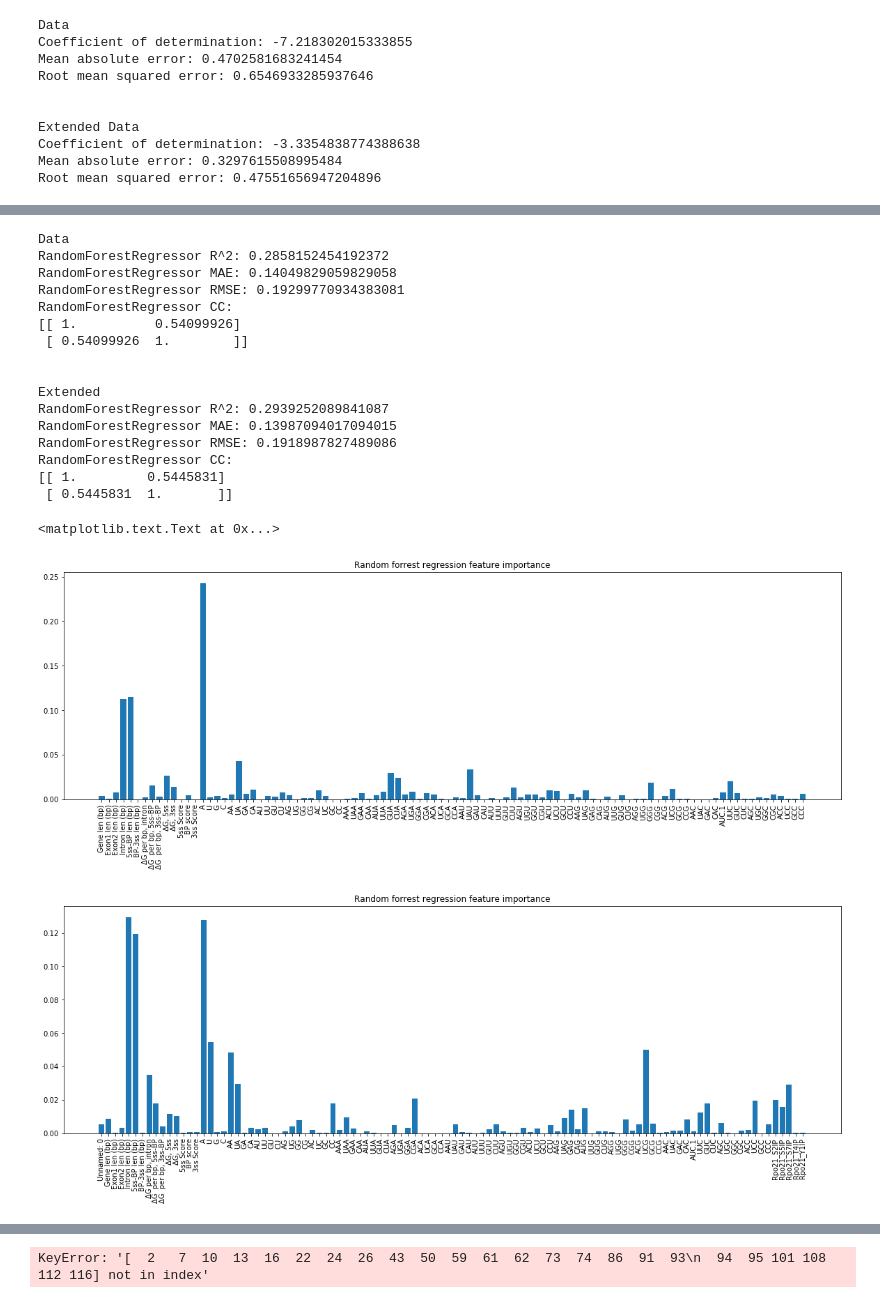
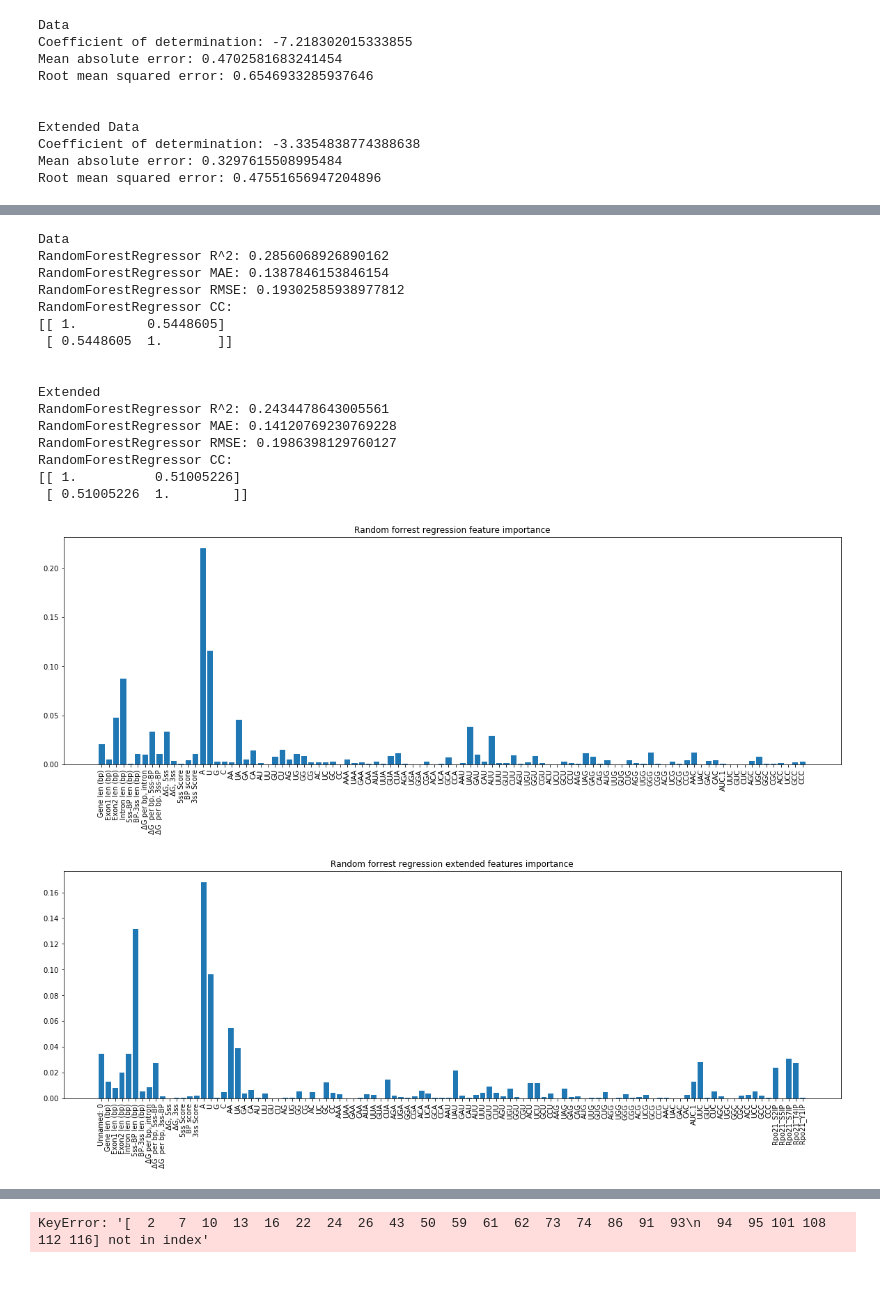
Before and after one commit to GeorgiHristov42/Random-forest-regression-on-mRNA-data, a Jupyter notebook: More tests.ipynb, the cells around one changed output, grey strips where cells are left out. Saved outputs shown, nothing was run; the diff lists cells and outputs as text; code cells hidden in the pictures.

```diff
--- a/More tests.ipynb
+++ b/More tests.ipynb
@@ -130,47 +177,48 @@ print('RandomForestRegressor RMSE: {}'.format(np.sqrt(mean_squared_error(y, pred
 print('RandomForestRegressor CC: \n{}'.format(np.corrcoef(y, predictions_rfr1)))
 
 rfr1.fit(X,y)
 fig, ax1 = plt.subplots(figsize=(20,6))
 xx = np.arange(len(rfr1.feature_importances_))
 ax1.bar(xx, rfr1.feature_importances_)
 ax1.set_xticks(xx)
 ax1.set_xticklabels(gene_features.drop(['ORG','Gene','AUC'], axis=1).columns, rotation='vertical')
 ax1.set_title('Random forrest regression feature importance')
+fig.savefig('Features_importance.pdf')
 
 print('\n')
 print('Extended')
 print('RandomForestRegressor R^2: {}'.format(r2_score(y_extended, predictions_rfr2)))
 print('RandomForestRegressor MAE: {}'.format(mean_absolute_error(y_extended, predictions_rfr2)))
 print('RandomForestRegressor RMSE: {}'.format(np.sqrt(mean_squared_error(y_extended, predictions_rfr2))))
 print('RandomForestRegressor CC: \n{}'.format(np.corrcoef(y_extended, predictions_rfr2)))
 
 rfr2.fit(X_extended,y_extended)
 fig2, ax2 = plt.subplots(figsize=(20,6))
 xx = np.arange(len(rfr2.feature_importances_))
 ax2.bar(xx, rfr2.feature_importances_)
 ax2.set_xticks(xx)
 ax2.set_xticklabels(extended_features.drop(['ORG','Gene','AUC'], axis=1).columns, rotation='vertical')
-ax2.set_title('Random forrest regression feature importance')
+ax2.set_title('Random forrest regression extended features importance')
+fig2.savefig('Features_importance2.pdf')
 # %% [output]
 Data
-RandomForestRegressor R^2: 0.2858152454192372
-RandomForestRegressor MAE: 0.14049829059829058
-RandomForestRegressor RMSE: 0.19299770934383081
+RandomForestRegressor R^2: 0.2856068926890162
+RandomForestRegressor MAE: 0.1387846153846154
+RandomForestRegressor RMSE: 0.19302585938977812
 RandomForestRegressor CC:
-[[ 1.          0.54099926]
- [ 0.54099926  1.        ]]
+[[ 1.         0.5448605]
+ [ 0.5448605  1.       ]]
 
 
 Extended
-RandomForestRegressor R^2: 0.2939252089841087
-RandomForestRegressor MAE: 0.13987094017094015
-RandomForestRegressor RMSE: 0.1918987827489086
+RandomForestRegressor R^2: 0.2434478643005561
+RandomForestRegressor MAE: 0.14120769230769228
+RandomForestRegressor RMSE: 0.1986398129760127
 RandomForestRegressor CC:
-[[ 1.         0.5445831]
- [ 0.5445831  1.       ]]
+[[ 1.          0.51005226]
+ [ 0.51005226  1.        ]]
-<matplotlib.text.Text at 0x...>
-[figure, old version]
+[figure, new version]
-[figure, old version]
+[figure, new version]
 # %%
 kf = KFold(X.shape[0],n_folds=5,shuffle=True,random_state=0)
 
```
Also changed, not shown: parts of 14 cells of this notebook, 6 other files.
